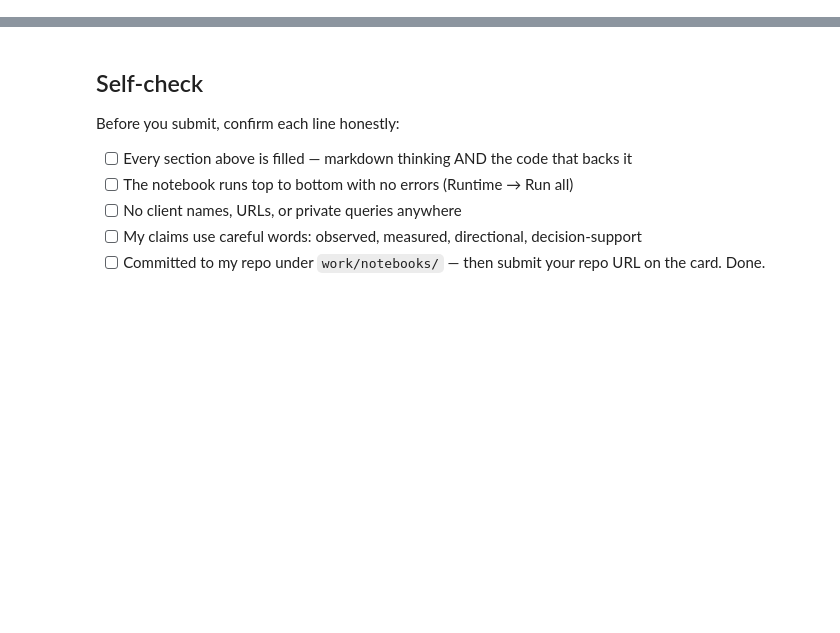
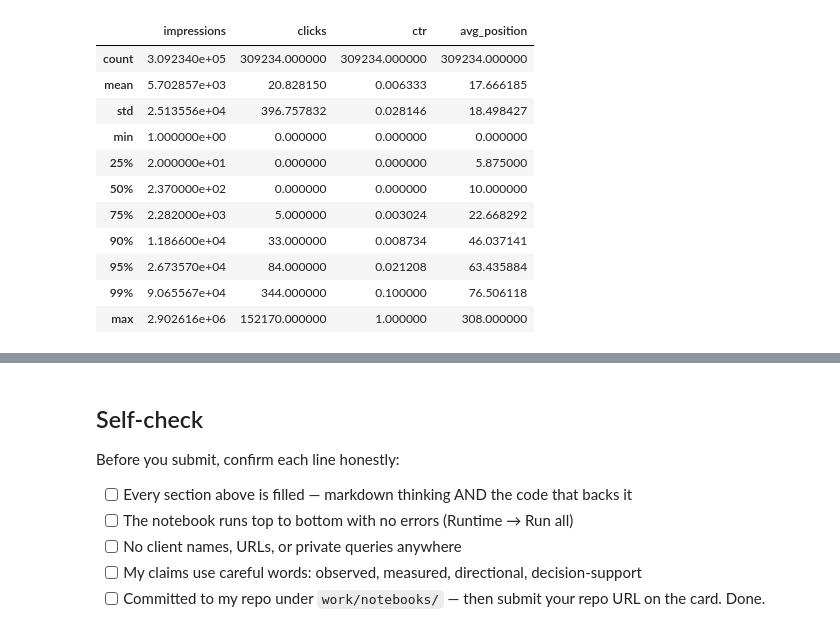
Before and after one commit to 124pritivarma6001-commits/flyrank_internship_ml, a Jupyter notebook: work/notebooks/w04_signal_audit.ipynb, the cells around one changed output, grey strips where cells are left out. Drawn from its saved outputs; the diff is of its cells as text; code cells hidden in the pictures; blank space fills up the shorter version.

```diff
--- a/work/notebooks/w04_signal_audit.ipynb
+++ b/work/notebooks/w04_signal_audit.ipynb
@@ -36,0 +32,18 @@ This skeleton is yours to fill. Work the sections **in order** — each one has
+# %%
+import duckdb
+
+con = duckdb.connect()
+con.execute(f"CREATE OR REPLACE SECRET hf (TYPE huggingface, TOKEN '{HF_TOKEN}')")
+
+REL = 'hf://datasets/FlyRank/internship-warehouse'
+TABLES = {
+    'dim_clients':                f"read_parquet('{REL}/dim_clients.parquet')",
+    'dim_content':                f"read_parquet('{REL}/dim_content.parquet')",
+    'fact_daily':                 f"read_parquet('{REL}/fact_content_daily_performance/**/*.parquet')",
+    'fact_daily_sample':          f"read_parquet('{REL}/fact_content_daily_performance_sample.parquet')",
+    'fact_query_90d':             f"read_parquet('{REL}/fact_content_query_90d.parquet')",
+}
+
+for name, src in TABLES.items():
+    n = con.sql(f'SELECT COUNT(*) FROM {src}').fetchone()[0]
+    print(f'{name:22} {n:>12,} rows')
@@ -36,0 +56,55 @@ This skeleton is yours to fill. Work the sections **in order** — each one has
+# %%
+# Section 1: Distributions
+
+content_signals = con.sql(f"""
+WITH content_level AS (
+    SELECT
+        content_hash_id,
+        SUM(gsc_impressions) AS impressions,
+        SUM(gsc_clicks) AS clicks,
+        SUM(
+            CASE
+                WHEN gsc_impressions > 0
+                THEN gsc_avg_position * gsc_impressions
+                ELSE 0
+            END
+        ) / NULLIF(SUM(gsc_impressions), 0) AS avg_position
+    FROM {TABLES["fact_daily"]}
+    WHERE gsc_impressions IS NOT NULL
+      AND gsc_clicks IS NOT NULL
+      AND gsc_avg_position IS NOT NULL
+    GROUP BY content_hash_id
+),
+
+base AS (
+    SELECT
+        *,
+        CAST(clicks AS DOUBLE) / NULLIF(impressions, 0) AS ctr
+    FROM content_level
+    WHERE impressions > 0
+)
+
+SELECT *
+FROM base
+""").df()
+
+print(f"Total content items: {len(content_signals):,}")
+
+print("\nSummary statistics:")
+display(
+    content_signals[
+        ["impressions", "clicks", "ctr", "avg_position"]
+    ].describe(
+        percentiles=[0.25, 0.50, 0.75, 0.90, 0.95, 0.99]
+    )
+)
+
+print("\nZero-click content:")
+zero_clicks = (content_signals["clicks"] == 0).sum()
+print(f"{zero_clicks:,} / {len(content_signals):,}")
+
+print("\nBaseline thresholds:")
+print("Impressions threshold :", 237)
+print("CTR threshold         :", 0.003026)
+print("Position threshold    :", 20)
+# %% [output]
@@ -36,0 +114,12 @@ This skeleton is yours to fill. Work the sections **in order** — each one has
+|  | impressions | clicks | ctr | avg_position |
+| count | 3.092340e+05 | 309234.000000 | 309234.000000 | 309234.000000 |
+| mean | 5.702857e+03 | 20.828150 | 0.006333 | 17.666185 |
+| std | 2.513556e+04 | 396.757832 | 0.028146 | 18.498427 |
+| min | 1.000000e+00 | 0.000000 | 0.000000 | 0.000000 |
+| 25% | 2.000000e+01 | 0.000000 | 0.000000 | 5.875000 |
+| 50% | 2.370000e+02 | 0.000000 | 0.000000 | 10.000000 |
+| 75% | 2.282000e+03 | 5.000000 | 0.003024 | 22.668292 |
+| 90% | 1.186600e+04 | 33.000000 | 0.008734 | 46.037141 |
+| 95% | 2.673570e+04 | 84.000000 | 0.021208 | 63.435884 |
+| 99% | 9.065567e+04 | 344.000000 | 0.100000 | 76.506118 |
+| max | 2.902616e+06 | 152170.000000 | 1.000000 | 308.000000 |
```
Also changed, not shown: parts of 19 cells of this notebook.
